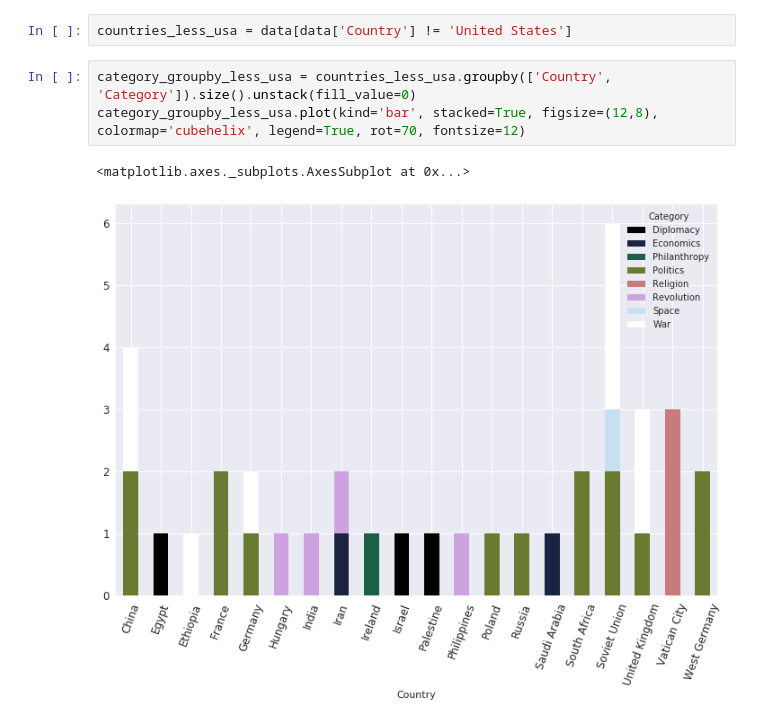
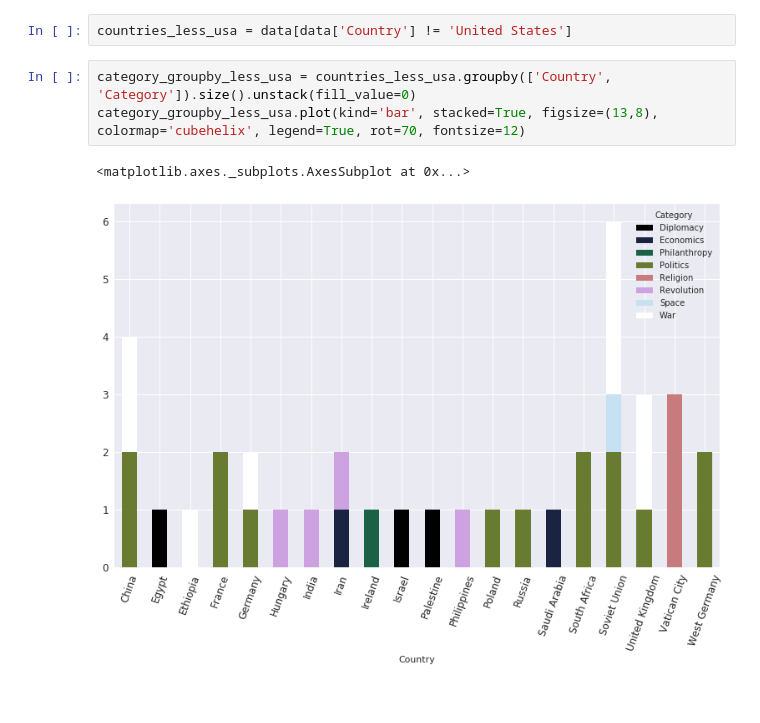
Before and after one commit to torres07/data-visualization, a Jupyter notebook: data-visualization/person-of-the-year/person-of-the-year.ipynb, the cells around one changed output. Drawn from its saved outputs; the diff is of its cells as text.

```diff
--- a/data-visualization/person-of-the-year/person-of-the-year.ipynb
+++ b/data-visualization/person-of-the-year/person-of-the-year.ipynb
@@ -77,7 +77,7 @@ country_category_group.plot(kind='bar',legend=True,figsize=(13,8), stacked=True,
 countries_less_usa = data[data['Country'] != 'United States']
 # %%
 category_groupby_less_usa = countries_less_usa.groupby(['Country', 'Category']).size().unstack(fill_value=0)
-category_groupby_less_usa.plot(kind='bar', stacked=True, figsize=(12,8), colormap='cubehelix', legend=True, rot=70, fontsize=12)
+category_groupby_less_usa.plot(kind='bar', stacked=True, figsize=(13,8), colormap='cubehelix', legend=True, rot=70, fontsize=12)
 # %% [output]
 <matplotlib.axes._subplots.AxesSubplot at 0x...>
-[figure, old version]
+[figure, new version]
```
Also changed, not shown: parts of 7 cells of this notebook.
